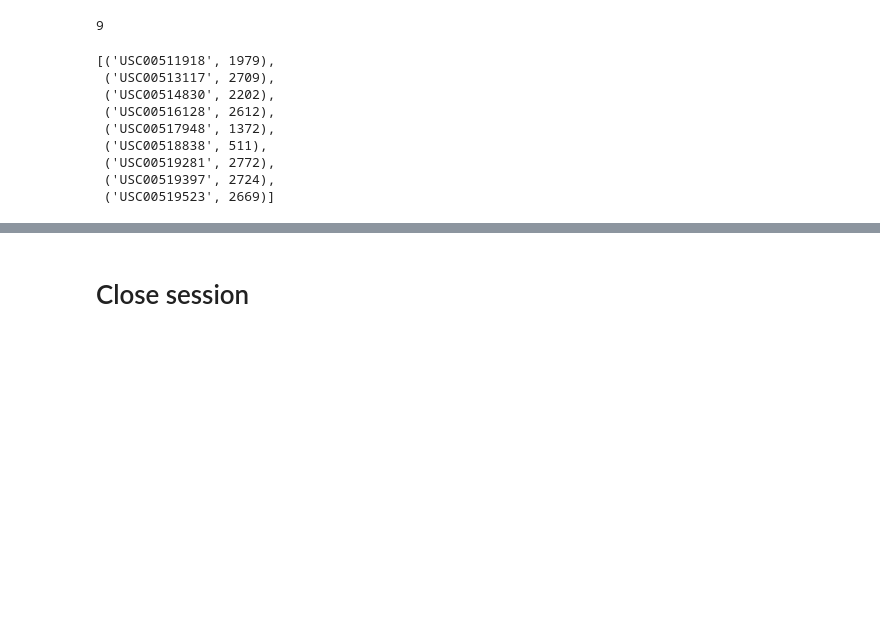
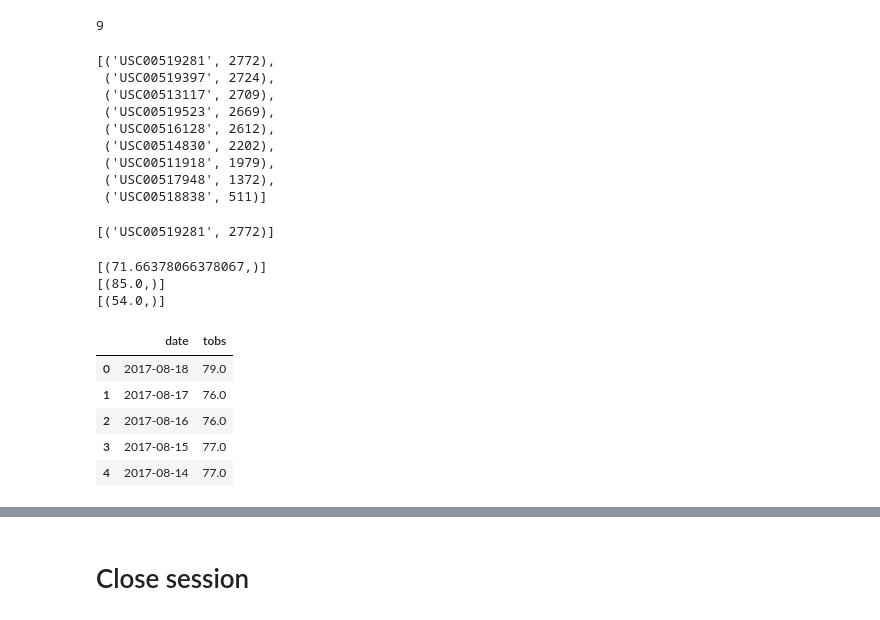
Before and after one commit to habrasek/sqlalchemy-challenge, a Jupyter notebook: climate_starter.ipynb, the cells around one changed output, grey strips where cells are left out. Drawn from its saved outputs; the diff is of its cells as text; code cells hidden in the pictures; blank space fills up the shorter version.

```diff
--- a/climate_starter.ipynb
+++ b/climate_starter.ipynb
@@ -120,20 +122,54 @@ session.query(Station).count()
 # %%
 # What are the most active stations? (i.e. what stations have the most rows)?
 # List the stations and the counts in descending order.
-session.query(Measurement.station, func.count(Measurement.station)).group_by(Measurement.station).all()
+session.query(Measurement.station, func.count(Measurement.station)).group_by(Measurement.station).\
+order_by(func.count(Measurement.station).desc()).all()
 # %% [output]
-[('USC00511918', 1979),
+[('USC00519281', 2772),
+ ('USC00519397', 2724),
  ('USC00513117', 2709),
+ ('USC00519523', 2669),
+ ('USC00516128', 2612),
  ('USC00514830', 2202),
- ('USC00516128', 2612),
+ ('USC00511918', 1979),
  ('USC00517948', 1372),
- ('USC00518838', 511),
- ('USC00519281', 2772),
- ('USC00519397', 2724),
- ('USC00519523', 2669)]
+ ('USC00518838', 511)]
+# %%
+high_station = session.query(Measurement.station, func.count(Measurement.station)).group_by(Measurement.station).\
+order_by(func.count(Measurement.station).desc()).limit(1).all()
+
+high_station
+# %% [output]
+[('USC00519281', 2772)]
 # %%
 # Using the station id from the previous query, calculate the lowest,
 # highest, and average temperature recorded for this station.
+avg = session.query(func.avg(Measurement.tobs)).filter(Measurement.station == high_station[0][0]).all()
+high = session.query(func.max(Measurement.tobs)).filter(Measurement.station == high_station[0][0]).all()
+low = session.query(func.min(Measurement.tobs)).filter(Measurement.station == high_station[0][0]).all()
+
+
+print(avg)
+print(high)
+print(low)
+# %% [output]
+[(71.66378066378067,)]
+[(85.0,)]
+[(54.0,)]
+# %%
+d = session.query(Measurement.date ,Measurement.tobs).filter(Measurement.station == high_station[0][0]).\
+order_by(Measurement.date.desc()).limit(365).all()
+
+df = pd.DataFrame(d, columns = ['date', 'tobs'])
+
+df.head()
+# %% [output]
+|  | date | tobs |
+| 0 | 2017-08-18 | 79.0 |
+| 1 | 2017-08-17 | 76.0 |
+| 2 | 2017-08-16 | 76.0 |
+| 3 | 2017-08-15 | 77.0 |
+| 4 | 2017-08-14 | 77.0 |
 # %%
 # Query the last 12 months of temperature observation data for this station.
 # Plot the results as a histogram with bins = 12.
```
Also changed, not shown: parts of 5 cells of this notebook.
